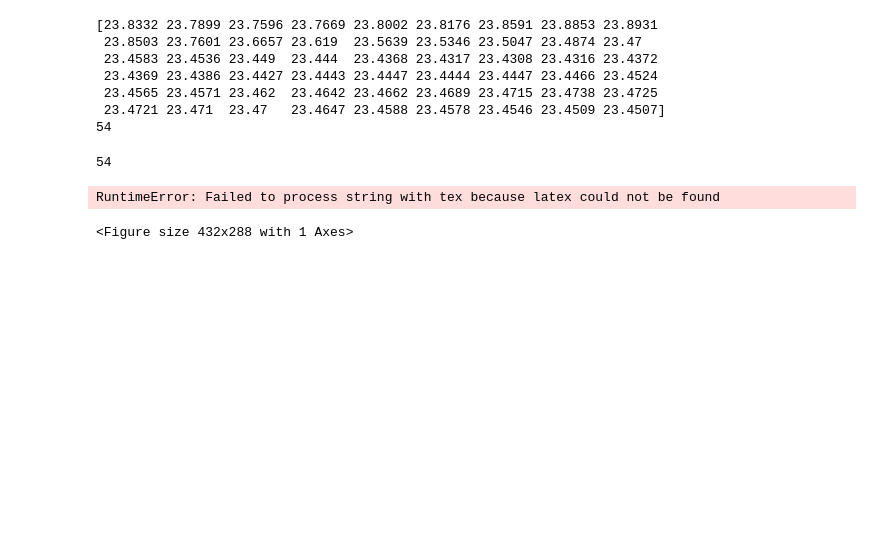
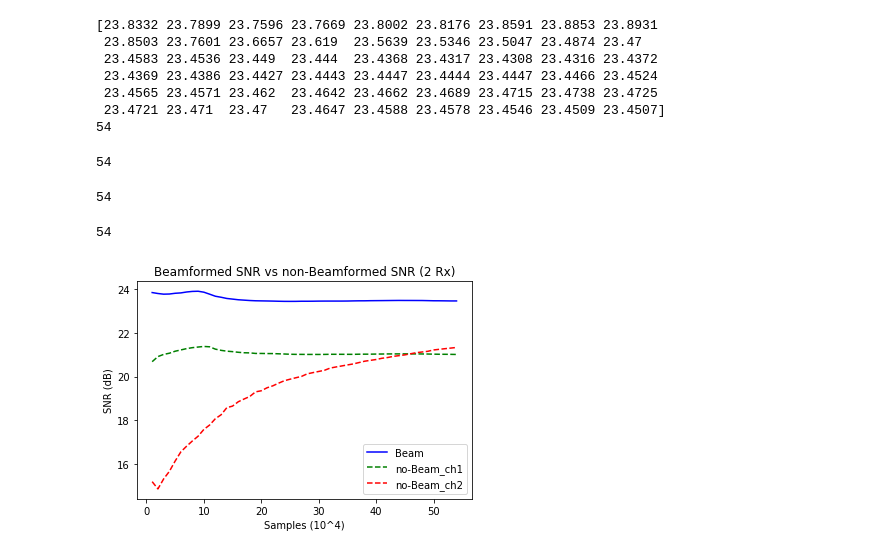
Before and after one commit to sd1050/Phased_Array-Ground_Station, a Jupyter notebook: SNR_1D_Test.ipynb, the cells around one changed output. Drawn from its saved outputs; the diff is of its cells as text; code cells hidden in the pictures; blank space fills up the shorter version.

```diff
--- a/SNR_1D_Test.ipynb
+++ b/SNR_1D_Test.ipynb
@@ -26,2 +26,14 @@ with open('snr-1-sync-stream', 'r') as f:
  21.0086]
 55
+# %%
+with open('snr-sync-stream2-2.txt', 'r') as f:
+    data = f.read().split()
+    floats = []
+    for elem in data:
+        try:
+            floats.append(float(elem))
+        except ValueError:
+            pass
+    not_beamformed_data_2 = np.array(floats)
+    print(not_beamformed_data_2)
+    print(not_beamformed_data_2.size)
@@ -46,12 +67,25 @@ with open('snr-1D-beam-synced', 'r') as f:
  23.4721 23.471  23.47   23.4647 23.4588 23.4578 23.4546 23.4509 23.4507]
 54
 # %%
-diff = abs(not_beamformed_data.size-beamformed_data.size)
+diff = abs(not_beamformed_data_1.size-beamformed_data.size)
 if diff != 0:
-    if not_beamformed_data.size > beamformed_data.size:
-        not_beamformed_data = not_beamformed_data[: -diff or None]
+    if not_beamformed_data_1.size > beamformed_data.size:
+        not_beamformed_data_1 = not_beamformed_data_1[: -diff or None]
     else:
         beamformed_data = beamformed_data[: -diff or None]
+print(not_beamformed_data_1.size)
+# %% [output]
+54
+# %%
+diff = abs(not_beamformed_data_2.size-beamformed_data.size)
+if diff != 0:
+    if not_beamformed_data_2.size > beamformed_data.size:
+        not_beamformed_data_2 = not_beamformed_data_2[: -diff or None]
+    else:
+        beamformed_data = beamformed_data[: -diff or None]
+print(not_beamformed_data_2.size)
+# %% [output]
+54
 # %%
 size = beamformed_data.size
 x = np.linspace(1, size, num=size)
@@ -61,15 +95,15 @@ print(x.size)
 # %%
 fig, ax = plt.subplots()
 
 l1, = ax.plot(x, beamformed_data, 'b')
-l2, = ax.plot(x, not_beamformed_data, 'g--')
+l2, = ax.plot(x, not_beamformed_data_1, 'g--')
+l3, = ax.plot(x, not_beamformed_data_2, 'r--')
 ax.set_ylabel('SNR (dB)')
 ax.set_title('Beamformed SNR vs non-Beamformed SNR (2 Rx)')
-ax.set_xlabel(r'$\{Samples\(10^4)}$')
-ax.legend((l1, l2), \
-          ('Beam', 'no-Beam'))
-#ax.set_xlabel('Samples (10^4)')
+# ax.set_xlabel(r'$\{Samples\(10^4)}$')
+ax.legend((l1, l2, l3), \
+          ('Beam', 'no-Beam_ch1', 'no-Beam_ch2'))
+ax.set_xlabel('Samples (10^4)')
 plt.show()
 # %% [output]
-RuntimeError: Failed to process string with tex because latex could not be found
-<Figure size 432x288 with 1 Axes>
+[figure, added]
```
Also changed, not shown: parts of 2 cells of this notebook, 4 other files.
